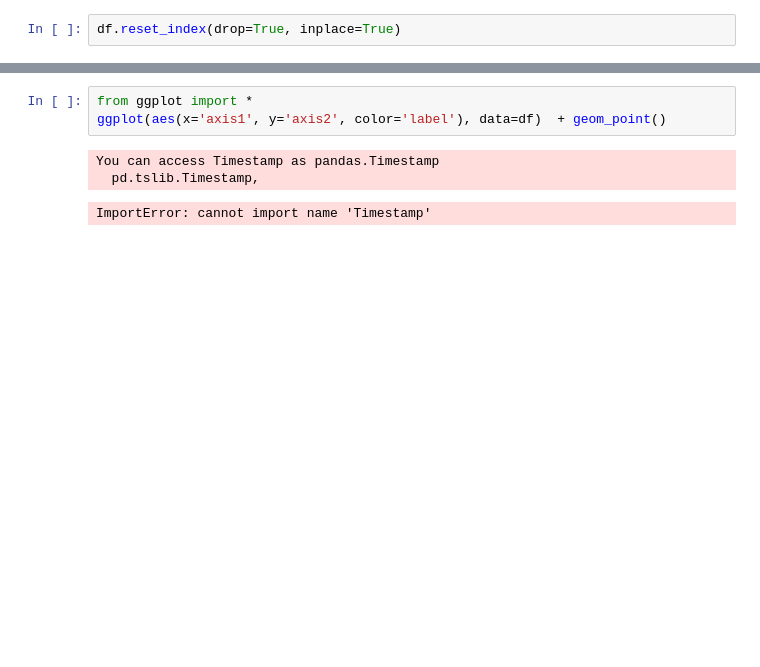
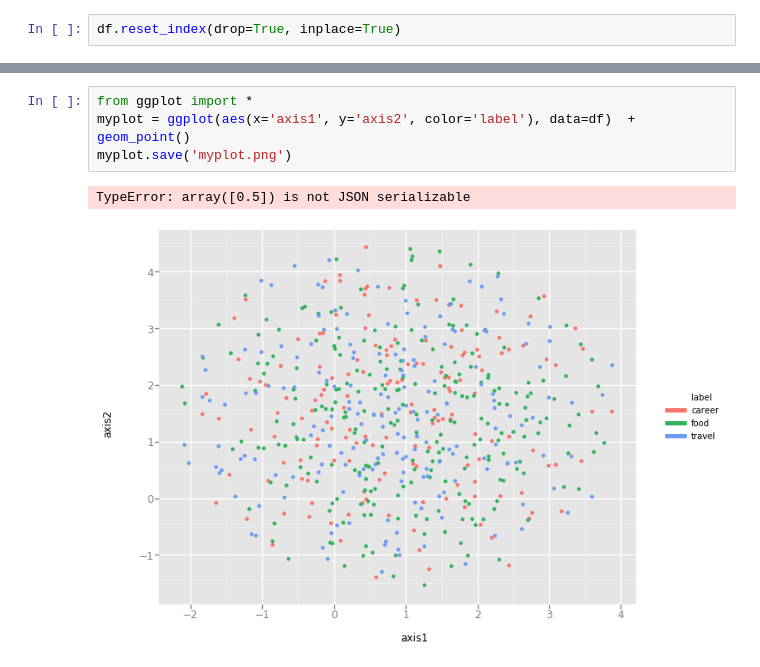
Before and after one commit to anujgupta82/NLP_Bootcamp, a Jupyter notebook: module3/DM/doc2vec PV-DM Distributed Memory version of Paragraph Vector.ipynb, the cells around one changed output, grey strips where cells are left out. Saved outputs shown, nothing was run; the diff lists cells and outputs as text; blank space fills up the shorter version.

```diff
--- a/module3/DM/doc2vec PV-DM Distributed Memory version of Paragraph Vector.ipynb
+++ b/module3/DM/doc2vec PV-DM Distributed Memory version of Paragraph Vector.ipynb
@@ -322,7 +322,7 @@ df.head()
 # %%
 from ggplot import *
-ggplot(aes(x='axis1', y='axis2', color='label'), data=df)  + geom_point()
+myplot = ggplot(aes(x='axis1', y='axis2', color='label'), data=df)  + geom_point()
+myplot.save('myplot.png')
 # %% [output]
-You can access Timestamp as pandas.Timestamp
-  pd.tslib.Timestamp,
+TypeError: array([0.5]) is not JSON serializable
-ImportError: cannot import name 'Timestamp'
+[figure, added]
```
Also changed, not shown: parts of 3 cells of this notebook, 21 other files.
